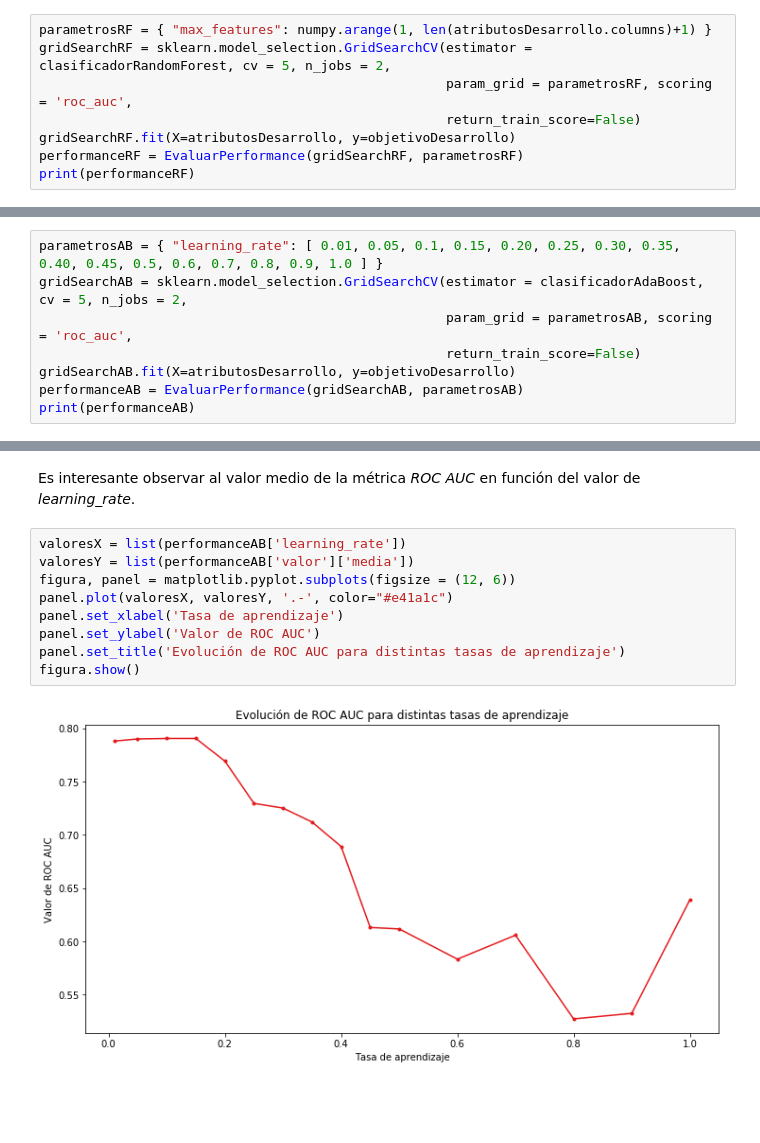
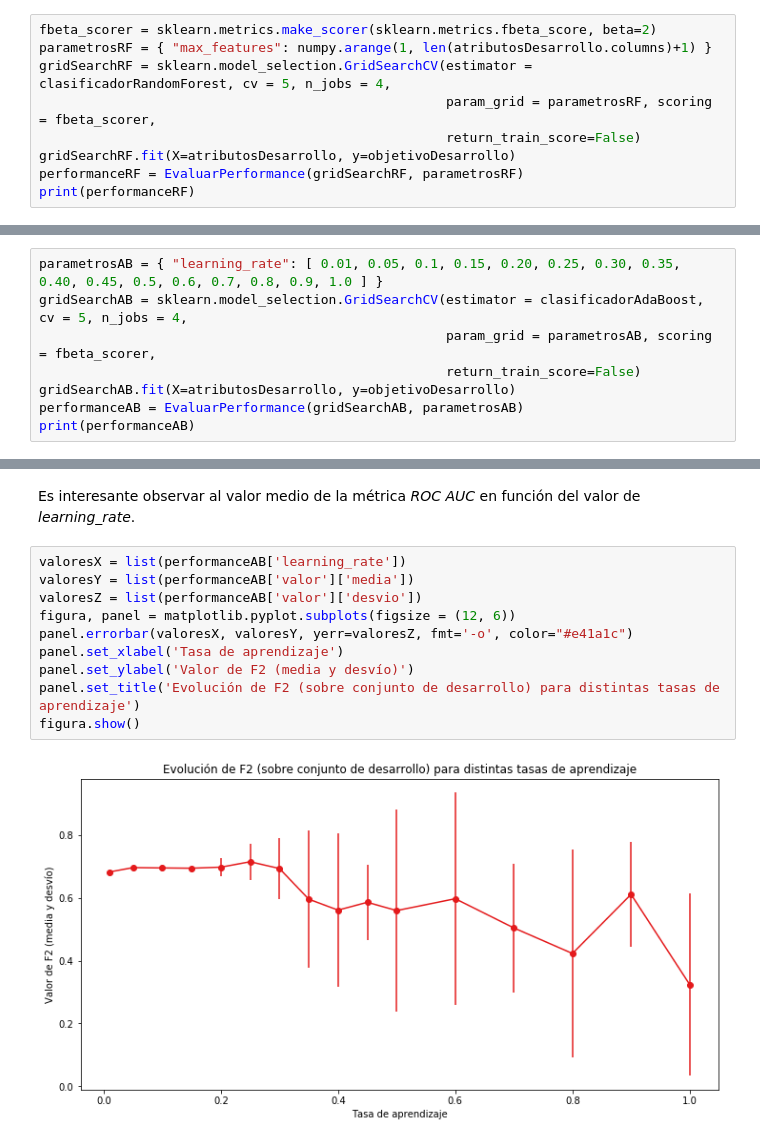
Before and after one commit to srovere/maestria-data-mining, a Jupyter notebook: src/python/aprendizaje-automatico/TP2/Ensambles.ipynb, the cells around one changed output, grey strips where cells are left out. Saved outputs shown, nothing was run; the diff lists cells and outputs as text; blank space fills up the shorter version.

Commit message:
Modificaciones para usar F2

```diff
--- a/src/python/aprendizaje-automatico/TP2/Ensambles.ipynb
+++ b/src/python/aprendizaje-automatico/TP2/Ensambles.ipynb
@@ -98,9 +100,10 @@ clasificadorRandomForest = sklearn.ensemble.RandomForestClassifier(n_estimators=
 # %% [markdown]
 A continuación, exploramos parámetros del clasificador utilizando 5-Fold Cross Validation.
 # %%
+fbeta_scorer = sklearn.metrics.make_scorer(sklearn.metrics.fbeta_score, beta=2)
 parametrosRF = { "max_features": numpy.arange(1, len(atributosDesarrollo.columns)+1) }
-gridSearchRF = sklearn.model_selection.GridSearchCV(estimator = clasificadorRandomForest, cv = 5, n_jobs = 2,
-                                                    param_grid = parametrosRF, scoring = 'roc_auc',
+gridSearchRF = sklearn.model_selection.GridSearchCV(estimator = clasificadorRandomForest, cv = 5, n_jobs = 4,
+                                                    param_grid = parametrosRF, scoring = fbeta_scorer,
                                                     return_train_score=False)
 gridSearchRF.fit(X=atributosDesarrollo, y=objetivoDesarrollo)
 performanceRF = EvaluarPerformance(gridSearchRF, parametrosRF)
@@ -223,8 +221,8 @@ clasificadorAdaBoost = sklearn.ensemble.AdaBoostClassifier(n_estimators=100,
 Exploramos parámetros del clasificador (en este caso, solamente *learning_rate*) utilizando 5-Fold Cross Validation
 # %%
 parametrosAB = { "learning_rate": [ 0.01, 0.05, 0.1, 0.15, 0.20, 0.25, 0.30, 0.35, 0.40, 0.45, 0.5, 0.6, 0.7, 0.8, 0.9, 1.0 ] }
-gridSearchAB = sklearn.model_selection.GridSearchCV(estimator = clasificadorAdaBoost, cv = 5, n_jobs = 2,
-                                                    param_grid = parametrosAB, scoring = 'roc_auc',
+gridSearchAB = sklearn.model_selection.GridSearchCV(estimator = clasificadorAdaBoost, cv = 5, n_jobs = 4,
+                                                    param_grid = parametrosAB, scoring = fbeta_scorer,
                                                     return_train_score=False)
 gridSearchAB.fit(X=atributosDesarrollo, y=objetivoDesarrollo)
 performanceAB = EvaluarPerformance(gridSearchAB, parametrosAB)
@@ -263,11 +261,12 @@ Es interesante observar al valor medio de la métrica *ROC AUC* en función del
 # %%
 valoresX = list(performanceAB['learning_rate'])
 valoresY = list(performanceAB['valor']['media'])
+valoresZ = list(performanceAB['valor']['desvio'])
 figura, panel = matplotlib.pyplot.subplots(figsize = (12, 6))
-panel.plot(valoresX, valoresY, '.-', color="#e41a1c")
+panel.errorbar(valoresX, valoresY, yerr=valoresZ, fmt='-o', color="#e41a1c")
 panel.set_xlabel('Tasa de aprendizaje')
-panel.set_ylabel('Valor de ROC AUC')
-panel.set_title('Evolución de ROC AUC para distintas tasas de aprendizaje')
+panel.set_ylabel('Valor de F2 (media y desvío)')
+panel.set_title('Evolución de F2 (sobre conjunto de desarrollo) para distintas tasas de aprendizaje')
 figura.show()
 # %% [output]
-[figure, old version]
+[figure, new version]
```
Also changed, not shown: parts of 12 cells of this notebook.
